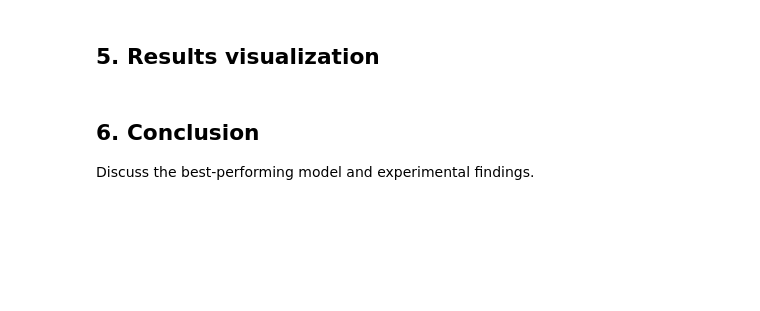
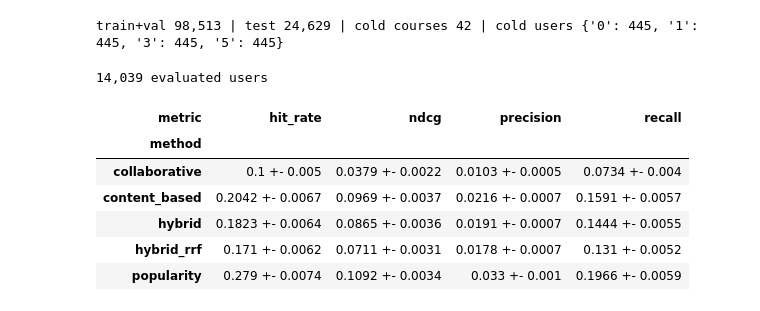
Before and after one commit to ghassenHMD/UniGuide-Courses, a Jupyter notebook: notebooks/07_experiments.ipynb, the cells around one changed output. Saved outputs shown, nothing was run; the diff lists cells and outputs as text; code cells hidden in the pictures; blank space fills up the shorter version.

```diff
--- a/notebooks/07_experiments.ipynb
+++ b/notebooks/07_experiments.ipynb
@@ -45,2 +0,0 @@ Evaluate users with 0, 1, 3 and 5 interactions.
-# %% [markdown]
-## 5. Results visualization
@@ -49,4 +1,70 @@ Evaluate users with 0, 1, 3 and 5 interactions.
-# %% [markdown]
-## 6. Conclusion
-
-Discuss the best-performing model and experimental findings.
+# %%
+# # 07 - Experiments: comparison, cold-start, sensitivity, ablation
+# All final hyperparameters come from `config.yaml` (`model:` section, filled after notebooks 03-06).
+# Models are fitted on train + validation and evaluated on the test set, unless stated otherwise.
+
+# %%
+import json
+
+import matplotlib.pyplot as plt
+import numpy as np
+import pandas as pd
+
+from uniguide.config import get_path, load_config
+from uniguide.data.stats import save_fig
+from uniguide.evaluation.experiments import (
+    across_seeds, ablation_models, cold_course_experiment, cold_user_experiment,
+    evaluate_models, neighbors_experiment, select_best_alpha, sparsity_experiment, summarize)
+from uniguide.pipeline import build_cf, build_hybrid, model_factories
+
+cfg = load_config()
+SEED = cfg["seed"]
+K_VALUES = tuple(cfg["evaluation"]["k_values"])
+SEEDS = [SEED + i for i in range(cfg["evaluation"]["n_seeds"])]
+p = get_path("processed")
+tables = get_path("results") / "tables"
+tables.mkdir(parents=True, exist_ok=True)
+
+train, val, test = (pd.read_parquet(p / f"{n}.parquet") for n in ["train", "val", "test"])
+cold_course_test = pd.read_parquet(p / "cold_course_test.parquet")
+courses = pd.read_parquet(p / "courses.parquet")                      # full catalogue (cold courses included)
+cold_courses = sorted(json.loads((p / "cold_courses.json").read_text()))
+courses_warm = courses[~courses["course_id"].isin(cold_courses)].reset_index(drop=True)
+cold_users = json.loads((p / "cold_users.json").read_text())
+train_val = pd.concat([train, val], ignore_index=True)
+factories = model_factories()
+print(f"train+val {len(train_val):,} | test {len(test):,} | cold courses {len(cold_courses)} "
+      f"| cold users { {k: len(v) for k, v in cold_users.items()} }")
+# %% [output]
+train+val 98,513 | test 24,629 | cold courses 42 | cold users {'0': 445, '1': 445, '3': 445, '5': 445}
+# %%
+# ## 1. Main comparison
+# Same test users and same K for every method. Std and 95% CI are computed over users.
+
+# %%
+models = {name: factory().fit(train_val, courses_warm) for name, factory in factories.items()}
+models["hybrid_rrf"] = build_hybrid(rrf=True).fit(train_val, courses_warm)
+
+per_user = evaluate_models(models, test, K_VALUES, experiment="main", seed=SEED, per_user=True)
+for name in models:
+    per_user[per_user["method"] == name].to_csv(tables / f"eval_{name}.csv", index=False)
+
+main = summarize(per_user)
+main.to_csv(tables / "summary_main.csv", index=False)
+print(f"{per_user.groupby('method').size().iloc[0] // (len(K_VALUES) * 4):,} evaluated users")
+main[main["k"] == 10].pivot(index="method", columns="metric", values="mean").round(4)
+
+# %%
+# Mean +- 95% CI at K = 10
+m10 = main[main["k"] == 10]
+(m10.assign(txt=lambda d: d["mean"].round(4).astype(str) + " +- " + d["ci95"].round(4).astype(str))
+     .pivot(index="method", columns="metric", values="txt"))
+# %% [output]
+14,039 evaluated users
+| metric | hit_rate | ndcg | precision | recall |
+| method |  |  |  |  |
+| collaborative | 0.1 +- 0.005 | 0.0379 +- 0.0022 | 0.0103 +- 0.0005 | 0.0734 +- 0.004 |
+| content_based | 0.2042 +- 0.0067 | 0.0969 +- 0.0037 | 0.0216 +- 0.0007 | 0.1591 +- 0.0057 |
+| hybrid | 0.1823 +- 0.0064 | 0.0865 +- 0.0036 | 0.0191 +- 0.0007 | 0.1444 +- 0.0055 |
+| hybrid_rrf | 0.171 +- 0.0062 | 0.0711 +- 0.0031 | 0.0178 +- 0.0007 | 0.131 +- 0.0052 |
+| popularity | 0.279 +- 0.0074 | 0.1092 +- 0.0034 | 0.033 +- 0.001 | 0.1966 +- 0.0059 |
```
Also changed, not shown: parts of 17 cells of this notebook, 44 other files.
